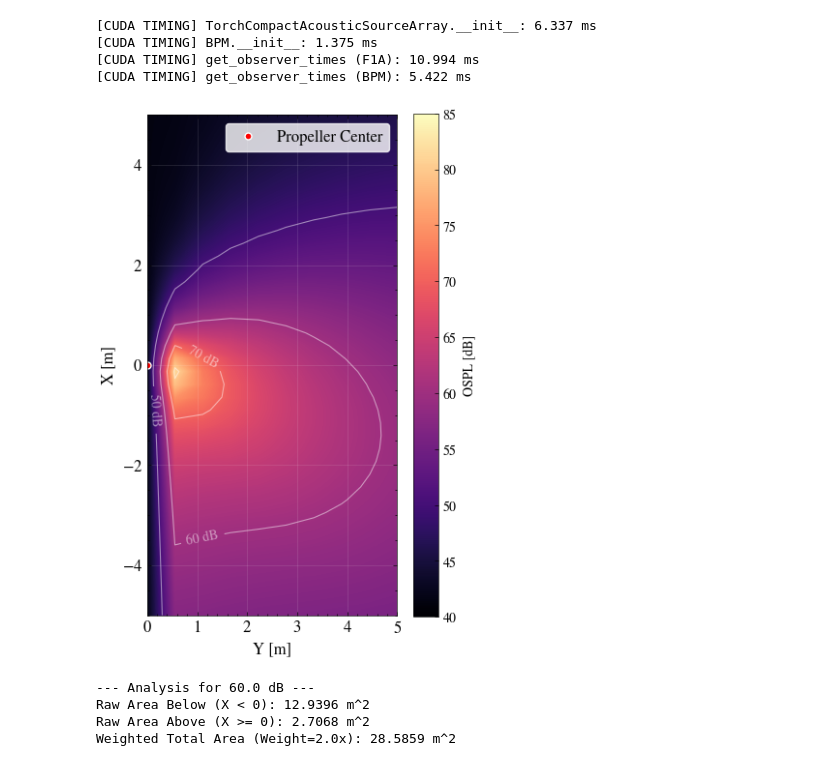
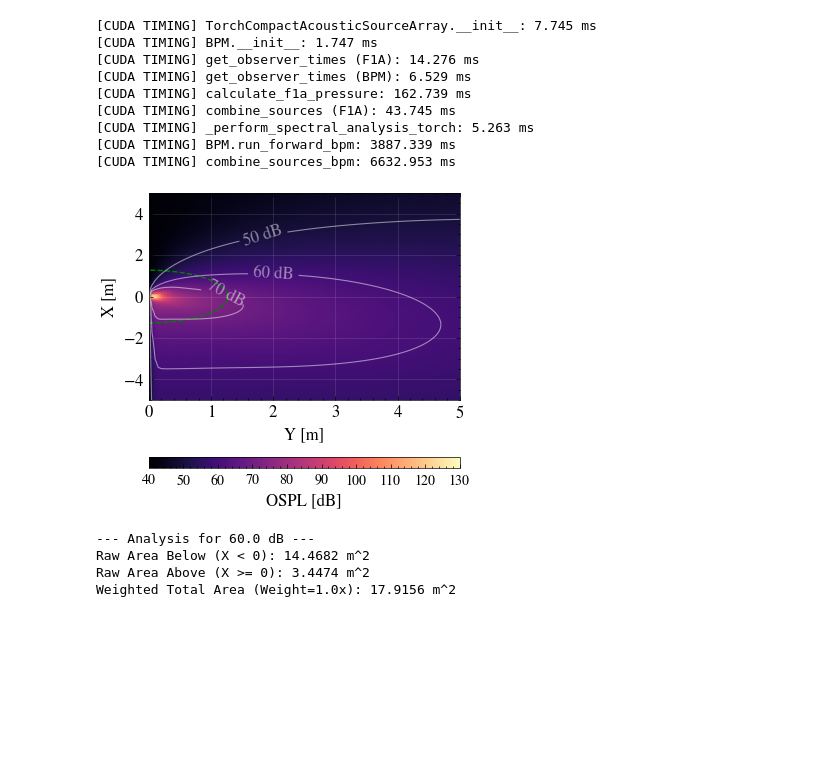
Before and after one commit to Frxljord/FastBEMT, a Jupyter notebook: Benchmarks/acousticContourMetric.ipynb, the cells around one changed output. Drawn from its saved outputs; the diff is of its cells as text; code cells hidden in the pictures; blank space fills up the shorter version.

```diff
--- a/Benchmarks/acousticContourMetric.ipynb
+++ b/Benchmarks/acousticContourMetric.ipynb
@@ -19,11 +18,11 @@ params = LowFidelityParameters(
     n_blades=blade_dict['n_blades'],
     p_ref=2e-5,
     revolutions=2,
-    num_obs_times_per_rev=50,
+    num_obs_times_per_rev=10,
     device='cuda'
 )
 # %%
-nx, ny = 50, 25
+nx, ny = 100, 100
 # %%
 x_range = np.linspace(-5.0, 5.0, nx)
 y_range = np.linspace(0, 5.0, ny)
@@ -42,10 +41,15 @@ propeller.run_bemt(v_inf=0.0)
 # %%
 propeller.run_aeroacoustics(observer_positions=r_observers, keep_bpm_components=False)
 # %% [output]
-[CUDA TIMING] TorchCompactAcousticSourceArray.__init__: 6.337 ms
-[CUDA TIMING] BPM.__init__: 1.375 ms
-[CUDA TIMING] get_observer_times (F1A): 10.994 ms
-[CUDA TIMING] get_observer_times (BPM): 5.422 ms
+[CUDA TIMING] TorchCompactAcousticSourceArray.__init__: 7.745 ms
+[CUDA TIMING] BPM.__init__: 1.747 ms
+[CUDA TIMING] get_observer_times (F1A): 14.276 ms
+[CUDA TIMING] get_observer_times (BPM): 6.529 ms
+[CUDA TIMING] calculate_f1a_pressure: 162.739 ms
+[CUDA TIMING] combine_sources (F1A): 43.745 ms
+[CUDA TIMING] _perform_spectral_analysis_torch: 5.263 ms
+[CUDA TIMING] BPM.run_forward_bpm: 3887.339 ms
+[CUDA TIMING] combine_sources_bpm: 6632.953 ms
 # %%
 f_low = propeller.third_octave_freqs / (2 ** (1 / 6))
 f_high = propeller.third_octave_freqs * (2 ** (1 / 6))
@@ -71,37 +75,52 @@ OSPL_grid = 10 * torch.log10(torch.sum(10**(L_grid[propeller.third_octave_freqs
 # %%
 fig, ax = plt.subplots(figsize=(4, 6))
 
-vmin = np.floor(OSPL_grid.min() / 5) * 5
-vmax = np.ceil(OSPL_grid.max() / 5) * 5
+vmin = np.floor(OSPL_grid.min() / 10) * 10
+vmax = np.ceil(OSPL_grid.max() / 10) * 10
 smooth_levels = np.linspace(vmin, vmax, 1000)
 cf = ax.contourf(Y, X, OSPL_grid, levels=smooth_levels, cmap='magma')
-cbar = fig.colorbar(cf, ax=ax, ticks=np.arange(vmin, vmax + 5, 5))
-cbar.set_label('OSPL [dB]')
+im = ax.pcolormesh(Y, X, OSPL_grid, cmap='magma',
+                   vmin=vmin, vmax=vmax, shading='gouraud', zorder=1)
 
-# 4. (Optional) Sync the contour lines with the new range
-line_levels = np.arange(vmin, vmax + 5, 10)
-contours = ax.contour(Y, X, OSPL_grid, levels=line_levels, colors='white', linewidths=0.8, alpha=0.5)
-ax.clabel(contours, inline=True, fontsize=10, fmt='%1.0f dB')
+cbar = fig.colorbar(im, ax=ax, orientation='horizontal',
+                    pad=0.1, aspect=30, shrink=1,
+                    ticks=np.arange(vmin, vmax + 10, 10))
 
-ax.plot(0, 0, 'ro', markersize=5, label='Propeller Center', markeredgecolor='white')
+cbar.set_label('OSPL [dB]', fontsize=12)
+cbar.ax.tick_params(labelsize=10)
+
+angles = np.linspace(-np.pi/2,np.pi/2,100)
+r=10*propeller.geometry['tip_radius']
+ax.plot(r*np.cos(angles), r*np.sin(angles), '--', c='g', linewidth=1)
+
+line_levels = [50, 60, 70]
+label_coords = [(2.0, 2.0), (2.0, 1.0), (2.0, 3.0)]
+
+for level, coord in zip(line_levels, label_coords):
+    cntr = ax.contour(Y, X, OSPL_grid, levels=[level], colors='white',
+                      linewidths=0.8, alpha=0.5)
+    ax.clabel(cntr, inline=True, fontsize=12, fmt='%1.0f dB', manual=[coord])
+
+# ax.plot(0, 0, 'ro', markersize=5, label='Propeller Center', markeredgecolor='white')
 
 ax.set_xlabel('Y [m]', fontsize=12)
 ax.set_ylabel('X [m]', fontsize=12)
 
-ax.set_aspect('equal')
+ax.set_aspect(aspect=1/3)
 ax.grid(True, alpha=0.15, color='white')
-plt.legend(fontsize=12, frameon=True, edgecolor='white')
+# plt.legend(fontsize=12, frameon=True, edgecolor='white', loc='upper left')
 plt.xticks(fontsize=12)
 plt.yticks(fontsize=12)
 plt.tight_layout()
+plt.savefig('../Figures/acoustic_map.pdf', dpi=200)
 plt.show()
 # %% [output]
-[figure, old version]
+[figure, new version]
 # %%
 from shapely.geometry import Polygon, box
 
 target_level = 60.0
-weight_below = 2.0  # Weight for the area where X < 0
+weight_below = 1.0  # Weight for the area where X < 0
 weight_above = 1.0  # Weight for the area where X >= 0
 
 specific_contour = ax.contour(Y, X, OSPL_grid, levels=[target_level])
@@ -131,6 +150,6 @@ print(f"Raw Area Above (X >= 0): {area_above:.4f} m^2")
 print(f"Weighted Total Area (Weight={weight_below}x): {weighted_area:.4f} m^2")
 # %% [output]
 --- Analysis for 60.0 dB ---
-Raw Area Below (X < 0): 12.9396 m^2
-Raw Area Above (X >= 0): 2.7068 m^2
-Weighted Total Area (Weight=2.0x): 28.5859 m^2
+Raw Area Below (X < 0): 14.4682 m^2
+Raw Area Above (X >= 0): 3.4474 m^2
+Weighted Total Area (Weight=1.0x): 17.9156 m^2
```
Also changed, not shown: parts of 1 cell of this notebook, 14 other files.
